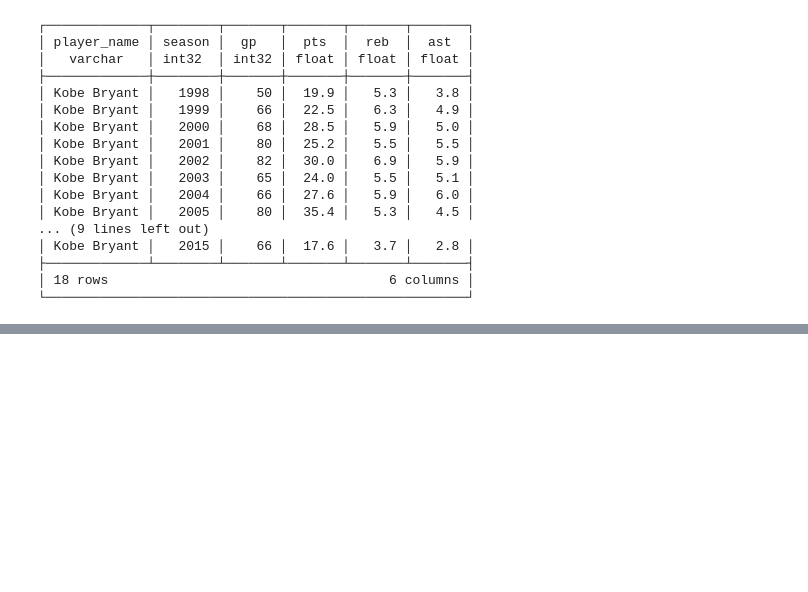
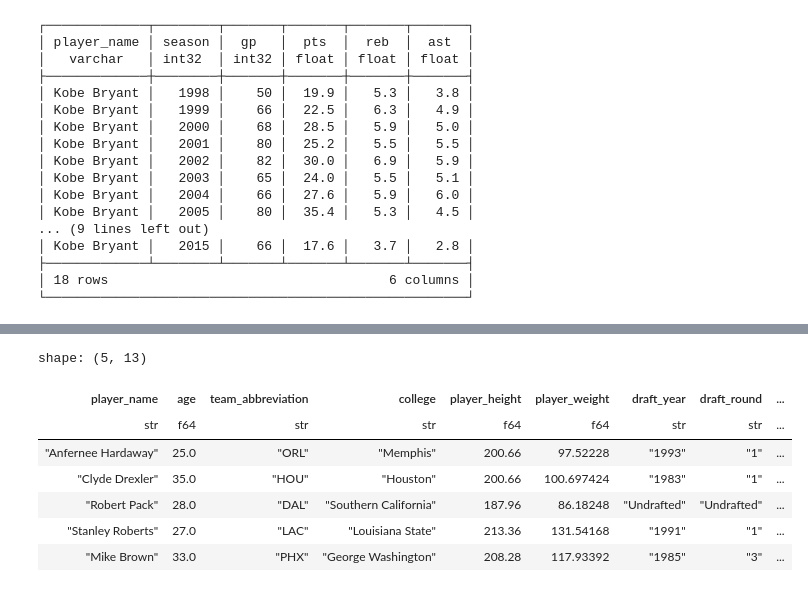
Before and after one commit to aladinoster/practices, a Jupyter notebook: Lab-1.ipynb, the cells around one changed output, grey strips where cells are left out. Saved outputs shown, nothing was run; the diff lists cells and outputs as text; code cells hidden in the pictures; blank space fills up the shorter version.

```diff
--- a/Lab-1.ipynb
+++ b/Lab-1.ipynb
@@ -312,0 +317,64 @@ CREATE TABLE players (
+# %%
+qr = """
+WITH yesterday AS (
+    SELECT * FROM players
+    WHERE current_season={current_season}
+), today AS (
+    SELECT * FROM df
+    WHERE season='{season}'
+)
+SELECT
+    COALESCE(t.player_name, y.player_name) AS player_name,
+    COALESCE(t.age, y.age) AS age,
+    COALESCE(t.team_abbreviation, y.team_abbreviation) AS team_abbreviation,
+    COALESCE(t.college, y.college) AS college,
+    COALESCE(t.player_height, y.player_height) AS player_height,
+    COALESCE(t.player_weight, y.player_weight) AS player_weight,
+    COALESCE(t.draft_year, y.draft_year) AS draft_year,
+    COALESCE(t.draft_round, y.draft_round) AS draft_round,
+    COALESCE(t.draft_number, y.draft_number) AS draft_number,
+    -- Update for season_stats
+    CASE WHEN y.season_stats IS NULL
+        THEN ARRAY[ROW(
+            t.season[:4]::INTEGER,
+            t.gp,
+            t.pts,
+            t.reb,
+            t.ast
+        )::season_stats]
+    WHEN t.season IS NOT NULL
+        THEN y.season_stats || ARRAY[ROW(
+            t.season[:4]::INTEGER,
+            t.gp,
+            t.pts,
+            t.reb,
+            t.ast
+        )::season_stats]
+    ELSE y.season_stats
+    END AS season_stats,
+    -- Scoring
+    CASE
+        WHEN t.season IS NOT NULL THEN
+            CASE
+                WHEN t.pts > 20 THEN 'star'
+                WHEN t.pts > 15 THEN 'good'
+                WHEN t.pts > 10 THEN 'average'
+                ELSE 'bad'
+            END::scoring_class
+        ELSE y.scoring_class
+    END AS scoring_class,
+    -- Years active
+    CASE WHEN t.season IS NOT NULL THEN 0
+        ELSE y.years_since_last_season + 1
+    END AS years_since_last_season,
+    -- Update for current_season,
+    COALESCE(t.season[:4]::INTEGER, y.current_season+1) AS current_season
+FROM today t
+FULL OUTER JOIN yesterday y
+ON t.player_name = y.player_name;
+"""
+query = qr.format(current_season=1995, season='1996-97')
+print(query)
+dfr = con.sql(query).pl()
+display(dfr.head())
+# %% [output]
@@ -312,0 +399,8 @@ CREATE TABLE players (
+shape: (5, 13)
+| player_name | age | team_abbreviation | college | player_height | player_weight | draft_year | draft_round | ... |
+| str | f64 | str | str | f64 | f64 | str | str | ... |
+| "Anfernee Hardaway" | 25.0 | "ORL" | "Memphis" | 200.66 | 97.52228 | "1993" | "1" | ... |
+| "Clyde Drexler" | 35.0 | "HOU" | "Houston" | 200.66 | 100.697424 | "1983" | "1" | ... |
+| "Robert Pack" | 28.0 | "DAL" | "Southern California" | 187.96 | 86.18248 | "Undrafted" | "Undrafted" | ... |
+| "Stanley Roberts" | 27.0 | "LAC" | "Louisiana State" | 213.36 | 131.54168 | "1991" | "1" | ... |
+| "Mike Brown" | 33.0 | "PHX" | "George Washington" | 208.28 | 117.93392 | "1985" | "3" | ... |
```
Also changed, not shown: parts of 11 cells of this notebook.
